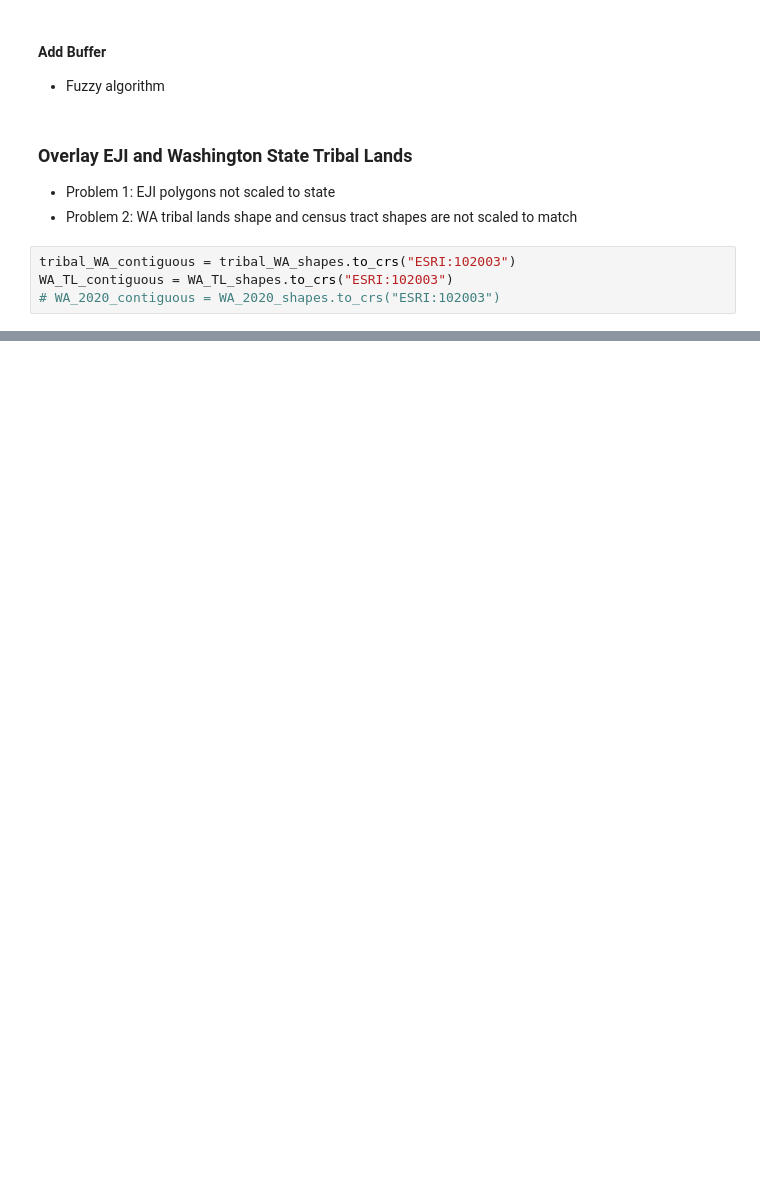
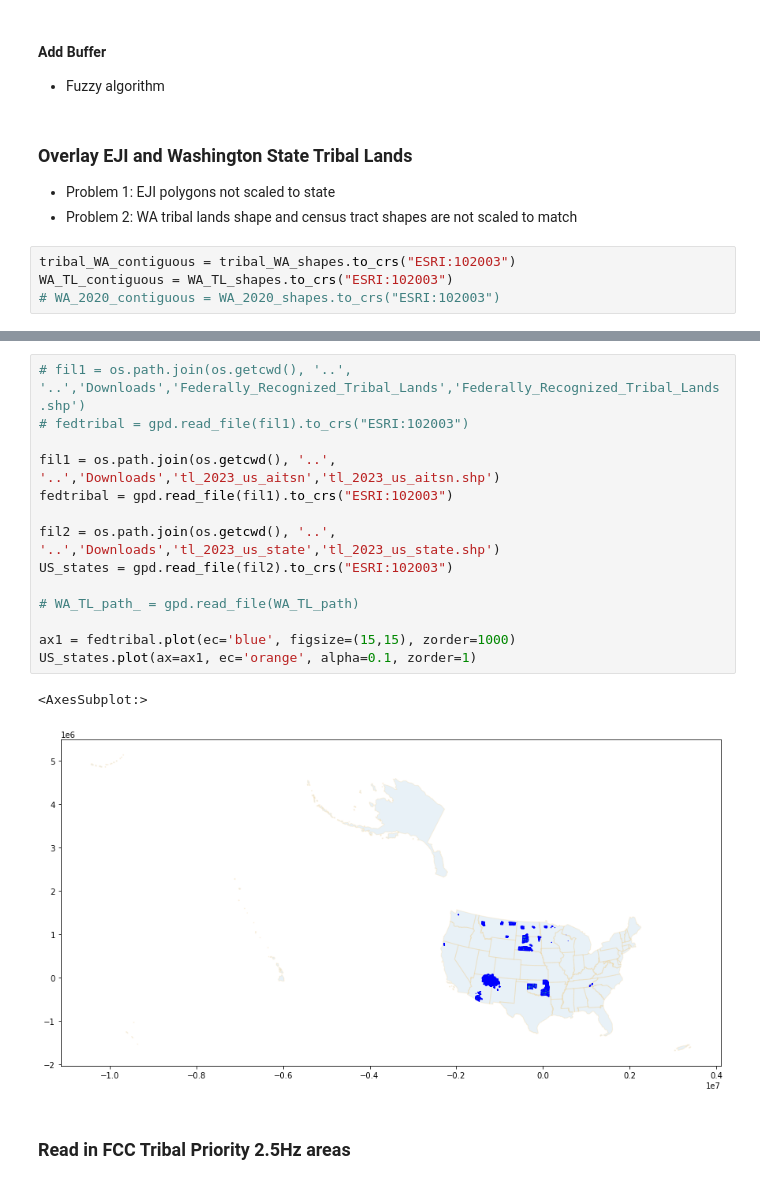
Before and after one commit to brian-cy-chang/UW_Geospatial, a Jupyter notebook: notebooks/tribalLands_EJI.ipynb, the cells around one changed output, grey strips where cells are left out. Saved outputs shown, nothing was run; the diff lists cells and outputs as text; blank space fills up the shorter version.

Commit message:
adding tribal priority areas

```diff
--- a/notebooks/tribalLands_EJI.ipynb
+++ b/notebooks/tribalLands_EJI.ipynb
@@ -261,0 +156,19 @@ tribal_WA_contiguous.plot(ax=ax, color='red', alpha=0.3)
+# %%
+# fil1 = os.path.join(os.getcwd(), '..', '..','Downloads','Federally_Recognized_Tribal_Lands','Federally_Recognized_Tribal_Lands.shp')
+# fedtribal = gpd.read_file(fil1).to_crs("ESRI:102003")
+
+fil1 = os.path.join(os.getcwd(), '..', '..','Downloads','tl_2023_us_aitsn','tl_2023_us_aitsn.shp')
+fedtribal = gpd.read_file(fil1).to_crs("ESRI:102003")
+
+fil2 = os.path.join(os.getcwd(), '..', '..','Downloads','tl_2023_us_state','tl_2023_us_state.shp')
+US_states = gpd.read_file(fil2).to_crs("ESRI:102003")
+
+# WA_TL_path_ = gpd.read_file(WA_TL_path)
+
+ax1 = fedtribal.plot(ec='blue', figsize=(15,15), zorder=1000)
+US_states.plot(ax=ax1, ec='orange', alpha=0.1, zorder=1)
+# %% [output]
+<AxesSubplot:>
+[figure, added]
+# %% [markdown]
+### Read in FCC Tribal Priority 2.5Hz areas
```
Also changed, not shown: parts of 24 cells of this notebook, 7 other files.
